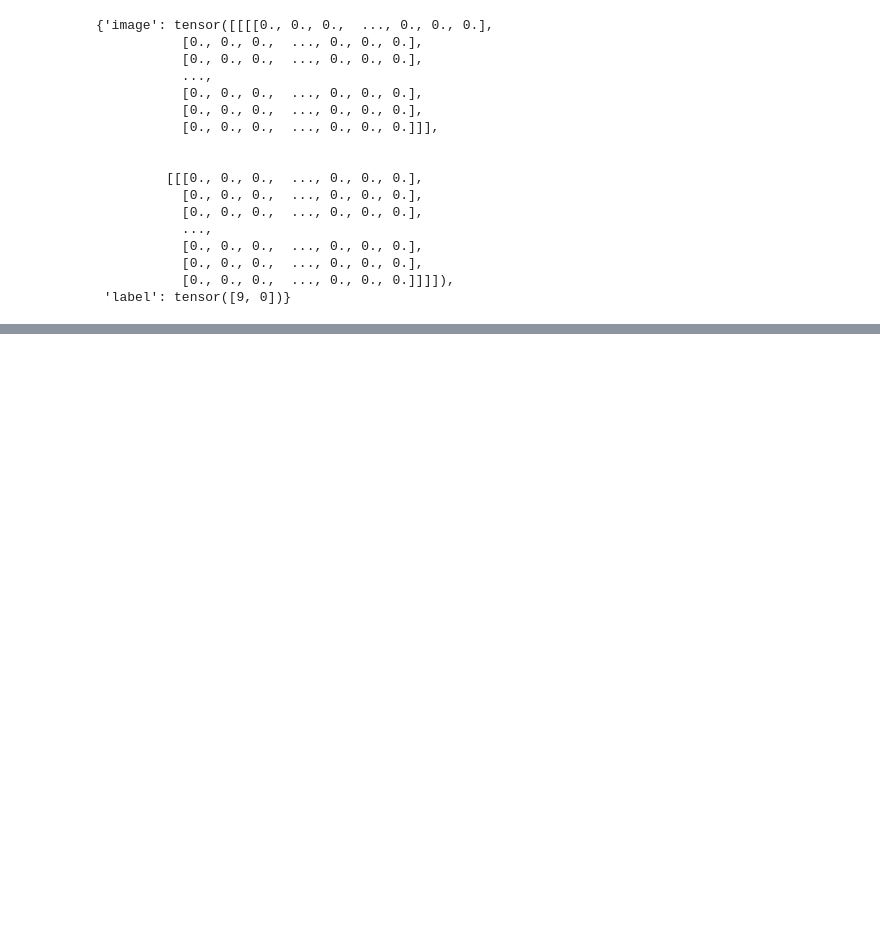
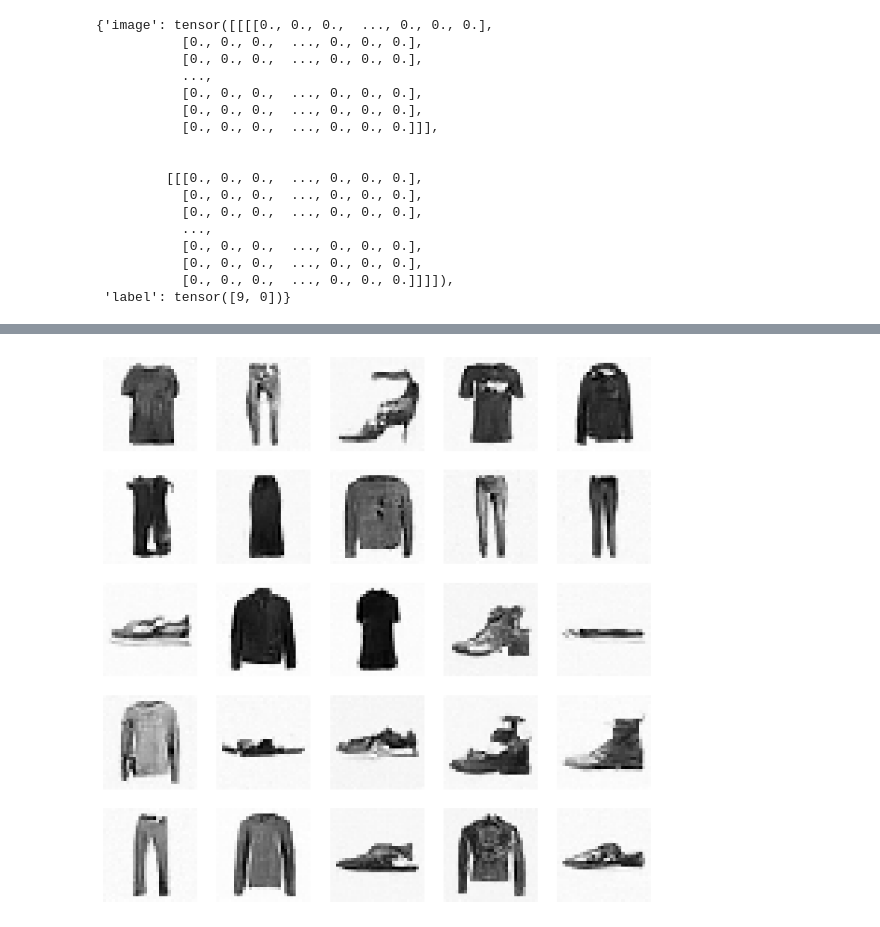
Before and after one commit to bachaudhry/FastAI-22-23, a Jupyter notebook: course_part_2/16_DDPM_v2.ipynb, the cells around one changed output, grey strips where cells are left out. Saved outputs shown, nothing was run; the diff lists cells and outputs as text; code cells hidden in the pictures; blank space fills up the shorter version.

```diff
--- a/course_part_2/16_DDPM_v2.ipynb
+++ b/course_part_2/16_DDPM_v2.ipynb
@@ -230,0 +279,5 @@ dls = DataLoaders(dl_ddpm(tds['train']), dl_ddpm(tds['test']))
+# %%
+samples = sample(learn.model, (32, 1, 32, 32), alpha, alpha_bar, sigma, n_steps)
+show_images(samples[-1][:25], imsize=2)
+# %% [output]
+[figure, added]
```
Also changed, not shown: parts of 4 cells of this notebook.
